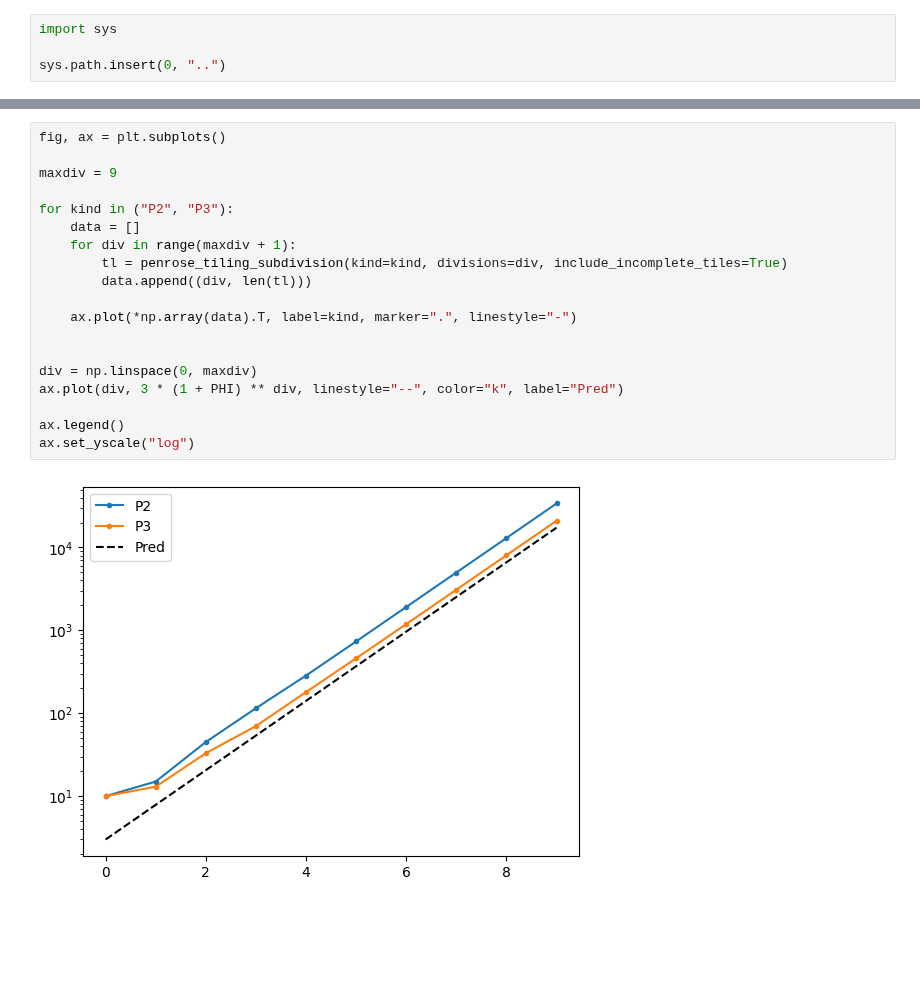
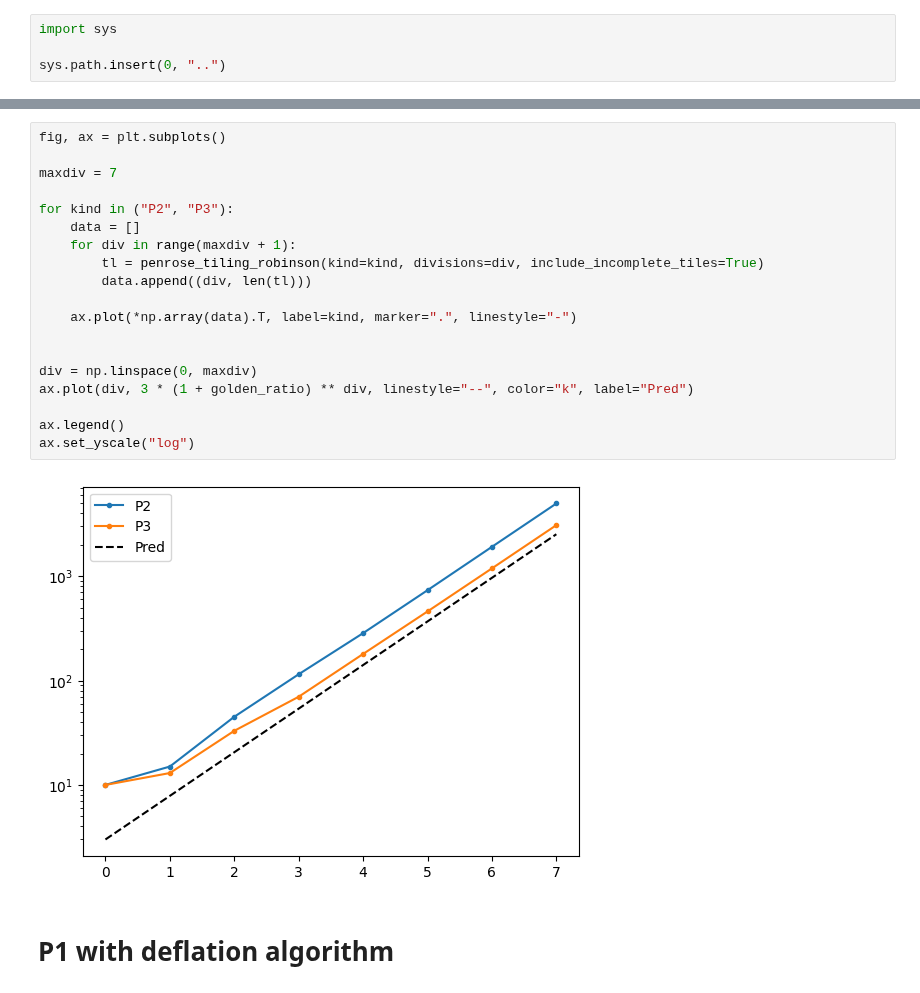
Before and after one commit to nj-vs-vh/funbin, a Jupyter notebook: scripts/penrose_subdivision.ipynb, the cells around one changed output, grey strips where cells are left out. Saved outputs shown, nothing was run; the diff lists cells and outputs as text; blank space fills up the shorter version.

Commit message:
deflation algorithm for P1 (and potentially others)

```diff
--- a/scripts/penrose_subdivision.ipynb
+++ b/scripts/penrose_subdivision.ipynb
@@ -49,21 +53,23 @@ print(PHI)
 # %%
 fig, ax = plt.subplots()
 
-maxdiv = 9
+maxdiv = 7
 
 for kind in ("P2", "P3"):
     data = []
     for div in range(maxdiv + 1):
-        tl = penrose_tiling_subdivision(kind=kind, divisions=div, include_incomplete_tiles=True)
+        tl = penrose_tiling_robinson(kind=kind, divisions=div, include_incomplete_tiles=True)
         data.append((div, len(tl)))
 
     ax.plot(*np.array(data).T, label=kind, marker=".", linestyle="-")
 
 
 div = np.linspace(0, maxdiv)
-ax.plot(div, 3 * (1 + PHI) ** div, linestyle="--", color="k", label="Pred")
+ax.plot(div, 3 * (1 + golden_ratio) ** div, linestyle="--", color="k", label="Pred")
 
 ax.legend()
 ax.set_yscale("log")
 # %% [output]
-[figure, old version]
+[figure, new version]
+# %% [markdown]
+# P1 with deflation algorithm
```
Also changed, not shown: parts of 7 cells of this notebook, 10 other files.
